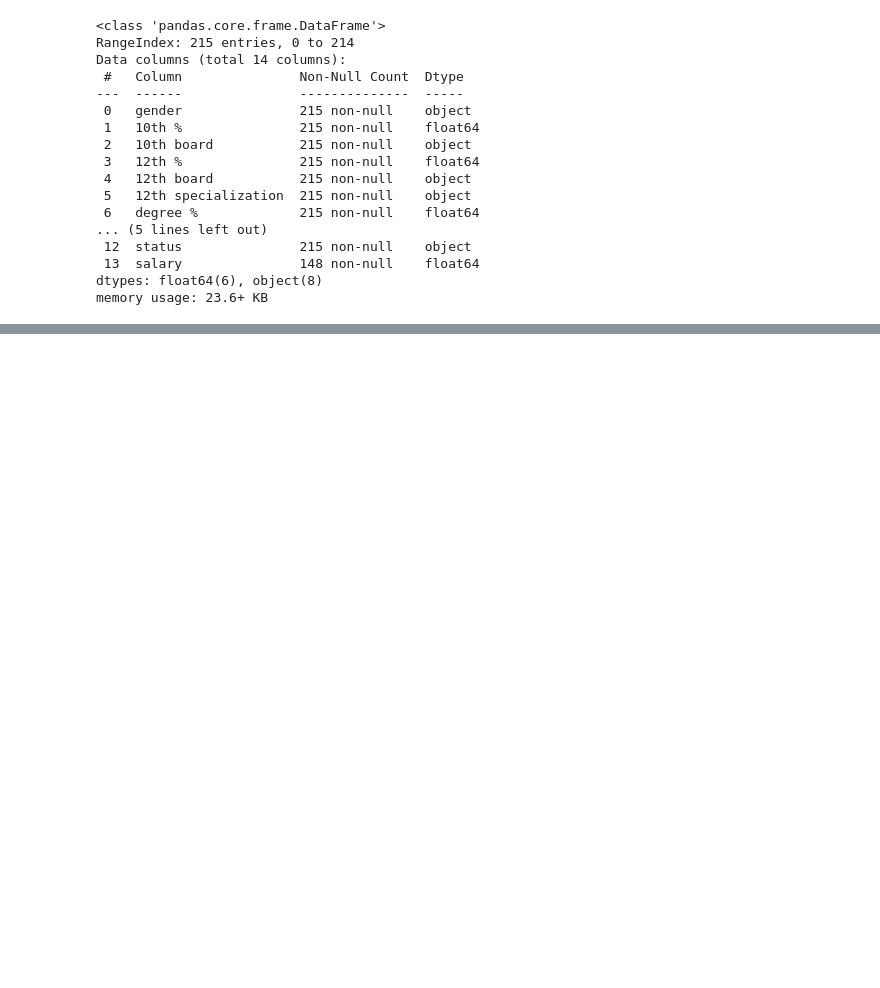
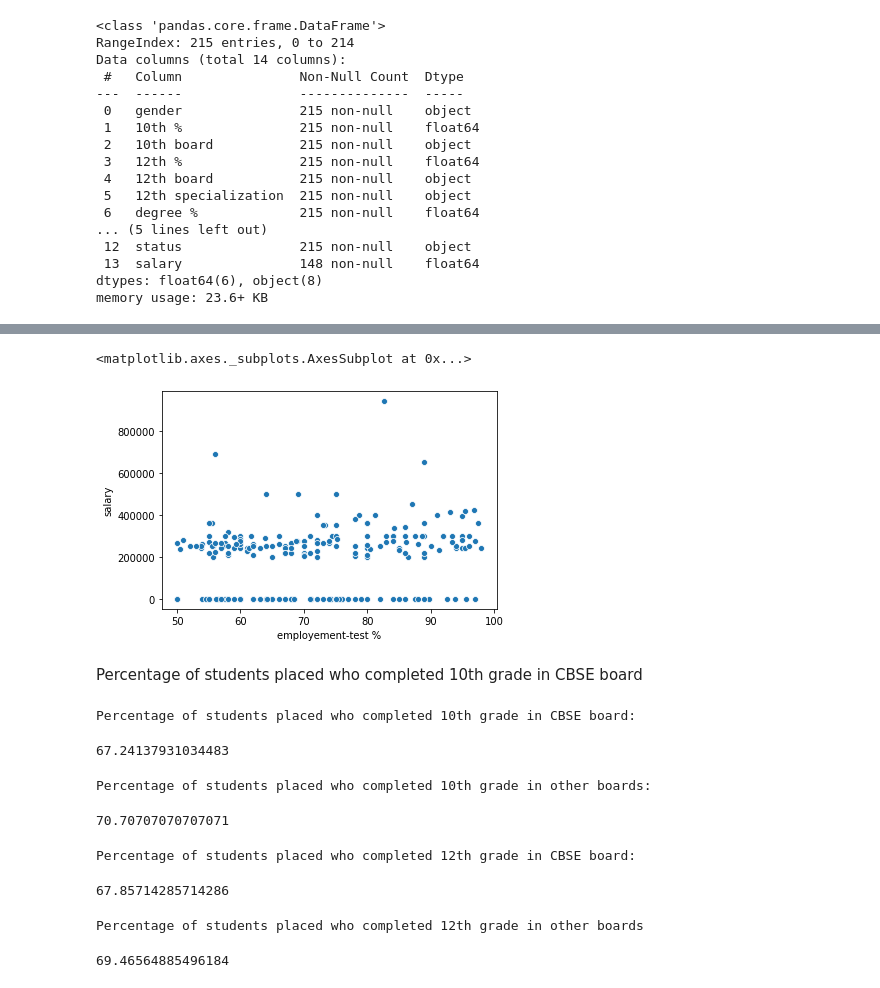
Before and after one commit to Jaiganesh-MK/Placement-analysis, a Jupyter notebook: placement.ipynb, the cells around one changed output, grey strips where cells are left out. Cells and saved outputs as stored; diff of their text form; code cells hidden in the pictures; blank space fills up the shorter version.

```diff
--- a/placement.ipynb
+++ b/placement.ipynb
@@ -92,0 +150,59 @@ memory usage: 23.6+ KB
+# %%
+sns.scatterplot(x=df['employement-test %'], y = df['salary'])
+# %% [output]
+<matplotlib.axes._subplots.AxesSubplot at 0x...>
+[figure, added]
+# %% [markdown]
+Percentage of students placed who completed 10th grade in CBSE board
+# %%
+print("Percentage of students placed who completed 10th grade in CBSE board:")
+(df['gender']
+[df['10th board']=="Central"]
+[df['status']=='Placed']
+.count()
+/
+df['gender']
+[df['10th board']=="Central"]
+.count())*100
+# %% [output]
+Percentage of students placed who completed 10th grade in CBSE board:
+67.24137931034483
+# %%
+print("Percentage of students placed who completed 10th grade in other boards:")
+(df['gender']
+[df['10th board']=="Others"]
+[df['status']=='Placed']
+.count()
+/
+df['gender']
+[df['10th board']=="Others"]
+.count())*100
+# %% [output]
+Percentage of students placed who completed 10th grade in other boards:
+70.70707070707071
+# %%
+print("Percentage of students placed who completed 12th grade in CBSE board:")
+(df['gender']
+[df['12th board']=="Central"]
+[df['status']=='Placed']
+.count()
+/
+df['gender']
+[df['12th board']=="Central"]
+.count())*100
+# %% [output]
+Percentage of students placed who completed 12th grade in CBSE board:
+67.85714285714286
+# %%
+print("Percentage of students placed who completed 12th grade in other boards")
+(df['gender']
+[df['12th board']=="Others"]
+[df['status']=='Placed']
+.count()
+/
+df['gender']
+[df['12th board']=="Others"]
+.count())*100
+# %% [output]
+Percentage of students placed who completed 12th grade in other boards
+69.46564885496184
```
Also changed, not shown: parts of 11 cells of this notebook.
